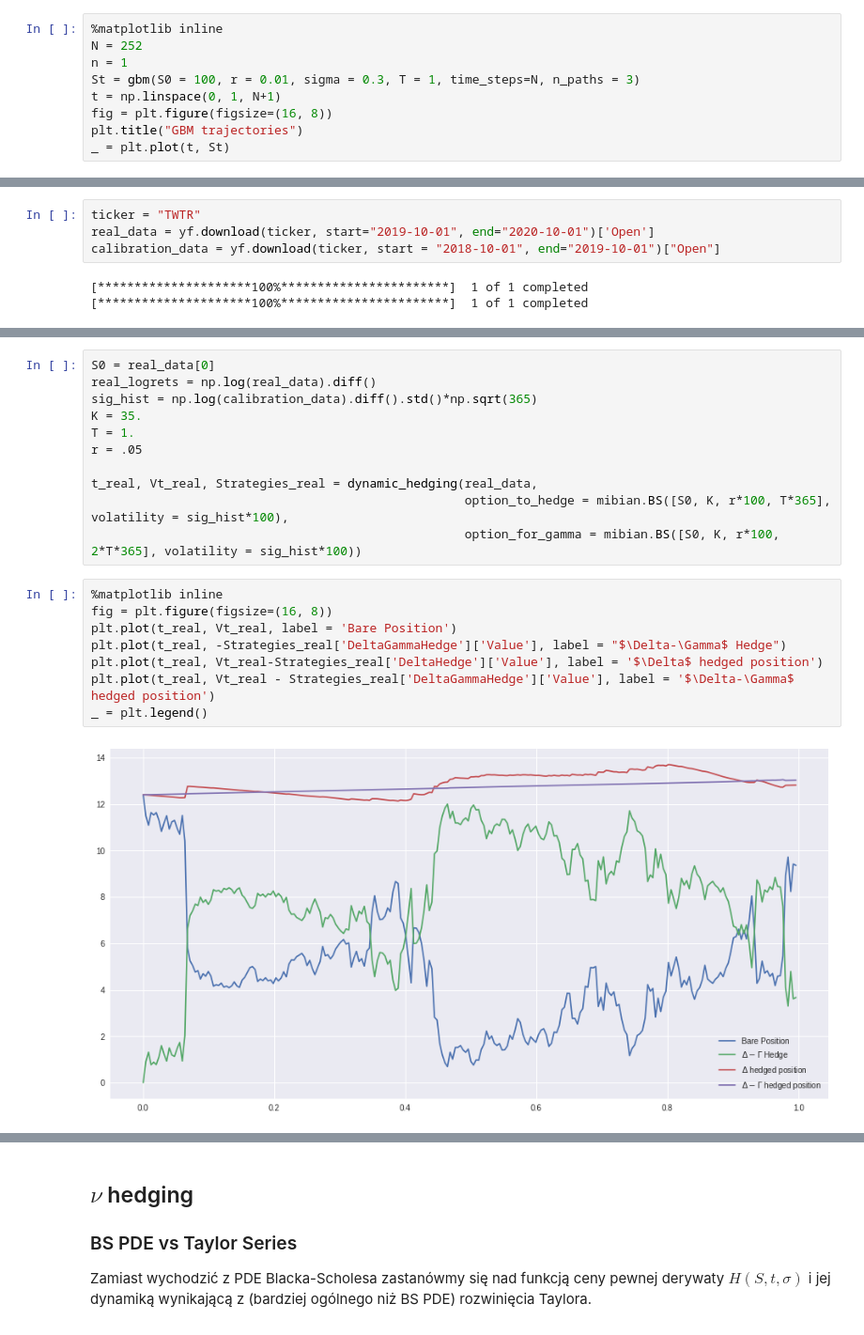
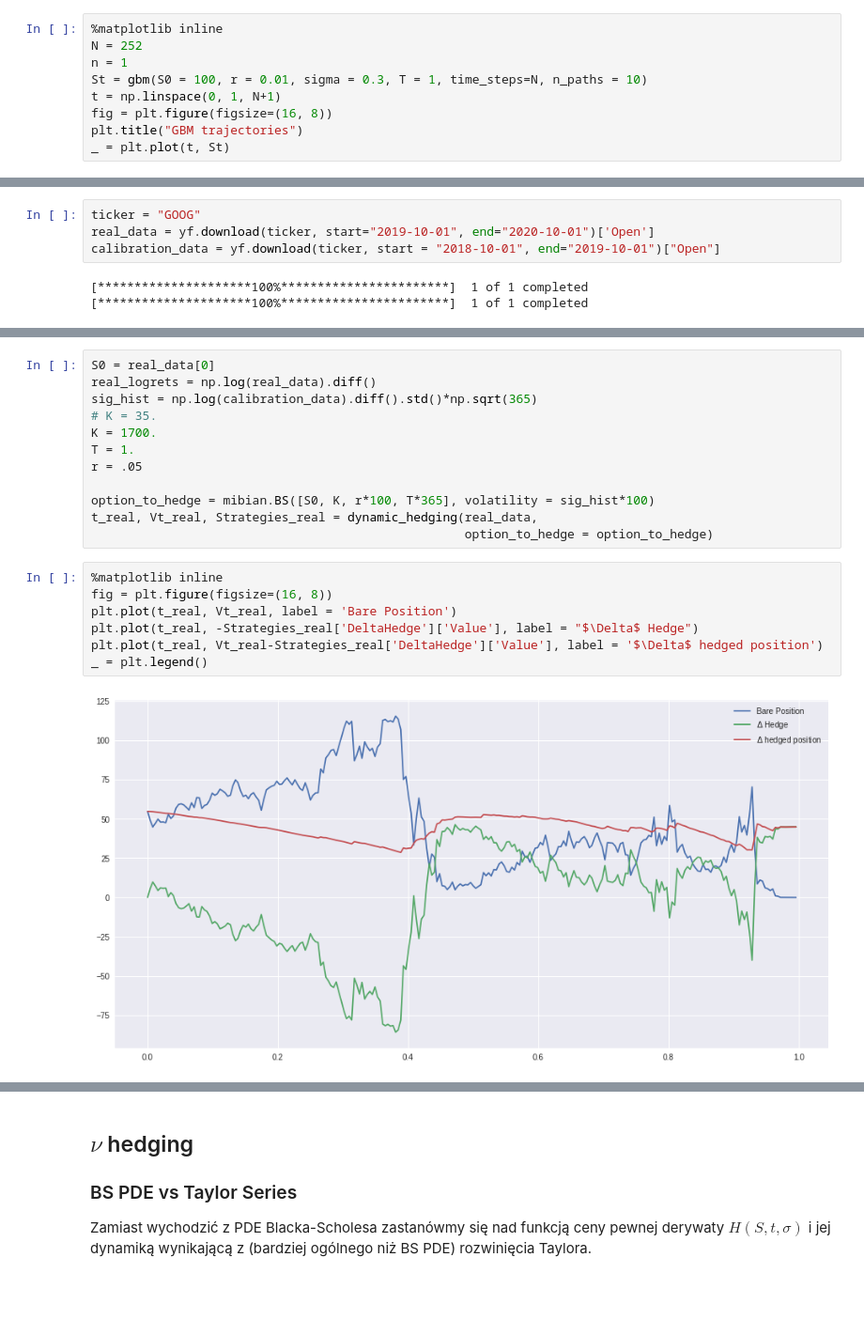
Before and after one commit to PiotMik/GreeksHedging, a Jupyter notebook: Greek Hedging.ipynb, the cells around one changed output, grey strips where cells are left out. Shown at 94% size. Saved outputs shown, nothing was run; the diff lists cells and outputs as text; blank space fills up the shorter version.

```diff
--- a/Greek Hedging.ipynb
+++ b/Greek Hedging.ipynb
@@ -98,7 +100,7 @@ def gbm(S0: float, r: float, sigma: float, T: float, time_steps: int, n_paths: i
 %matplotlib inline
 N = 252
 n = 1
-St = gbm(S0 = 100, r = 0.01, sigma = 0.3, T = 1, time_steps=N, n_paths = 3)
+St = gbm(S0 = 100, r = 0.01, sigma = 0.3, T = 1, time_steps=N, n_paths = 10)
 t = np.linspace(0, 1, N+1)
 fig = plt.figure(figsize=(16, 8))
 plt.title("GBM trajectories")
@@ -681,7 +529,7 @@ array([0.04909957])
 # %% [markdown]
 ### Przykład na danych rynkowych
 # %%
-ticker = "TWTR"
+ticker = "GOOG"
 real_data = yf.download(ticker, start="2019-10-01", end="2020-10-01")['Open']
 calibration_data = yf.download(ticker, start = "2018-10-01", end="2019-10-01")["Open"]
 # %% [output]
@@ -702,23 +550,23 @@ _ = plt.title(f"{ticker} stock price")
 S0 = real_data[0]
 real_logrets = np.log(real_data).diff()
 sig_hist = np.log(calibration_data).diff().std()*np.sqrt(365)
-K = 35.
+# K = 35.
+K = 1700.
 T = 1.
 r = .05
 
+option_to_hedge = mibian.BS([S0, K, r*100, T*365], volatility = sig_hist*100)
 t_real, Vt_real, Strategies_real = dynamic_hedging(real_data,
-                                                   option_to_hedge = mibian.BS([S0, K, r*100, T*365], volatility = sig_hist*100),
-                                                   option_for_gamma = mibian.BS([S0, K, r*100, 2*T*365], volatility = sig_hist*100))
+                                                   option_to_hedge = option_to_hedge)
 # %%
 %matplotlib inline
 fig = plt.figure(figsize=(16, 8))
 plt.plot(t_real, Vt_real, label = 'Bare Position')
-plt.plot(t_real, -Strategies_real['DeltaGammaHedge']['Value'], label = "$\Delta-\Gamma$ Hedge")
+plt.plot(t_real, -Strategies_real['DeltaHedge']['Value'], label = "$\Delta$ Hedge")
 plt.plot(t_real, Vt_real-Strategies_real['DeltaHedge']['Value'], label = '$\Delta$ hedged position')
-plt.plot(t_real, Vt_real - Strategies_real['DeltaGammaHedge']['Value'], label = '$\Delta-\Gamma$ hedged position')
 _ = plt.legend()
 # %% [output]
-[figure, old version]
+[figure, new version]
 # %%
 %matplotlib inline
 real_data_np = np.array(real_data).reshape(-1, 1)
```
Also changed, not shown: parts of 22 cells of this notebook.
